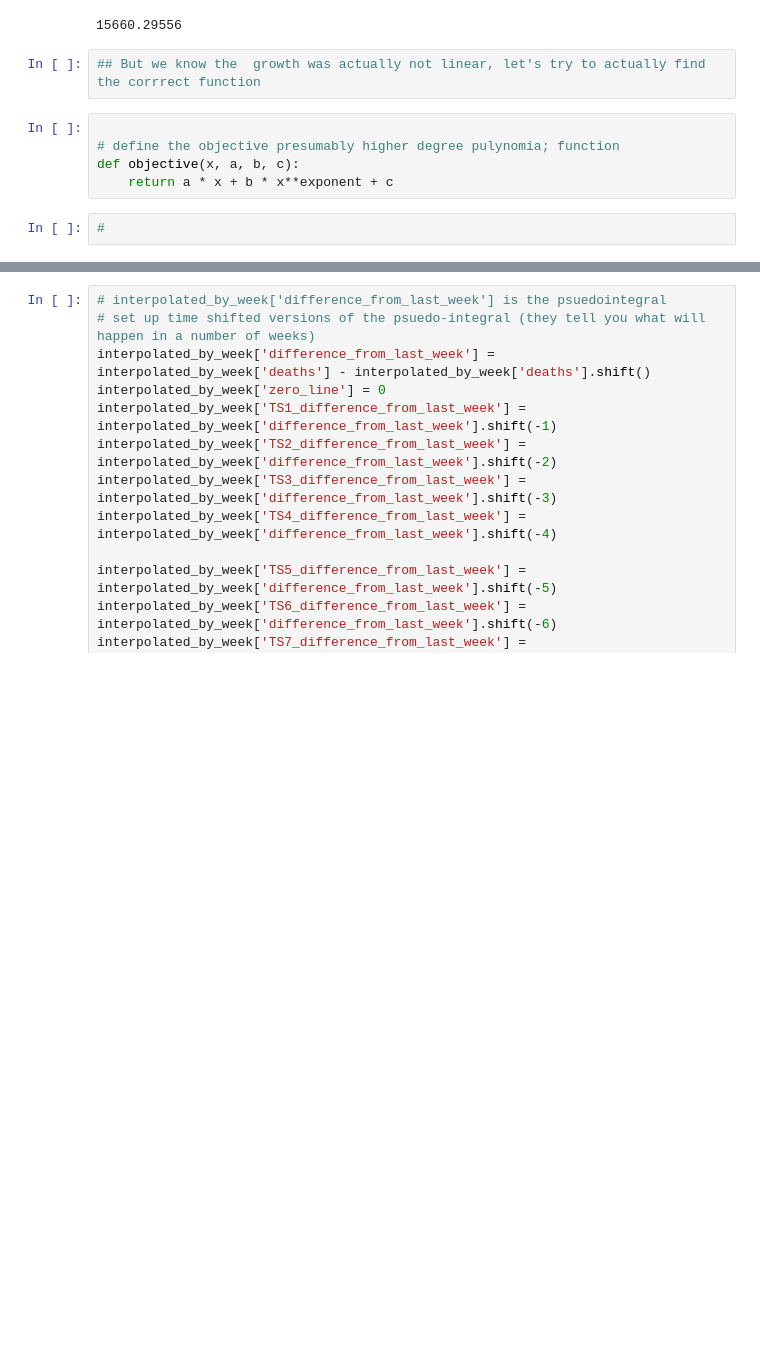
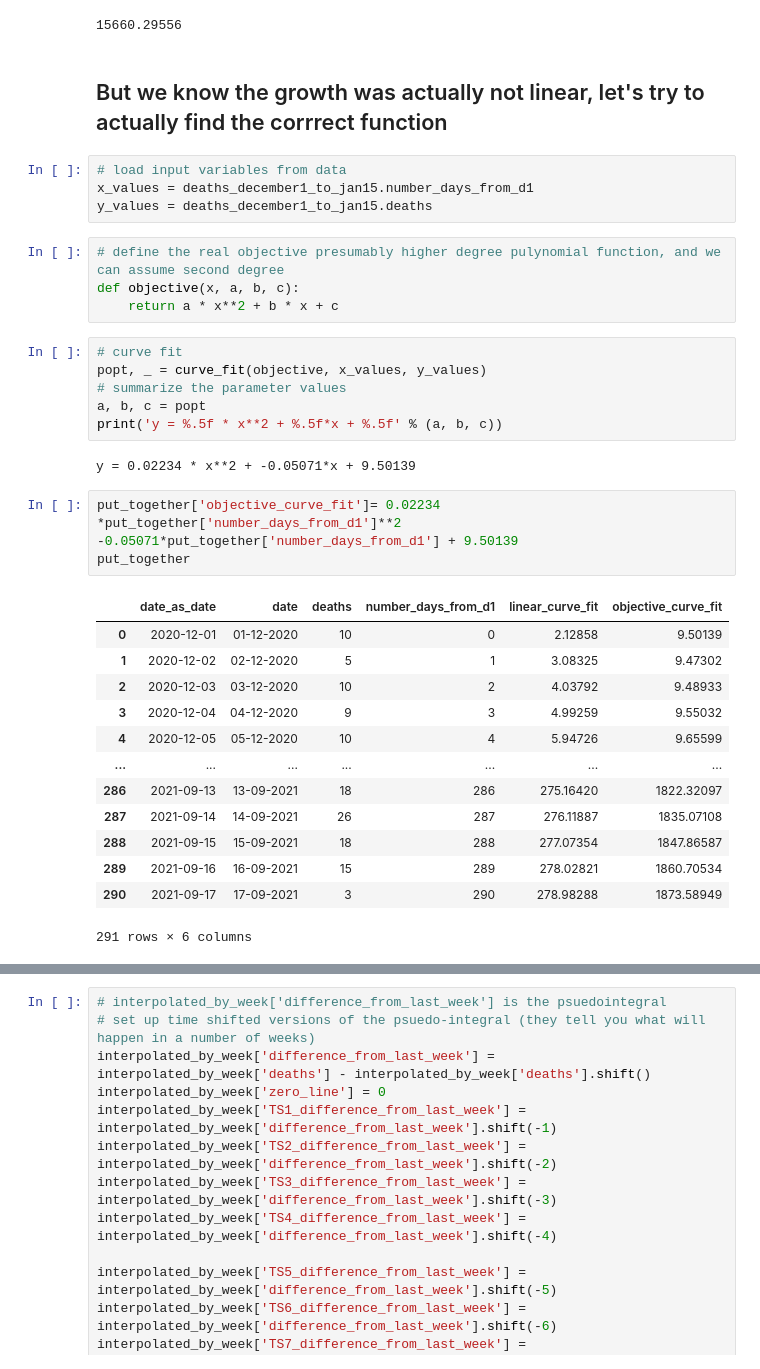
Before and after one commit to drcandacemakedamoore/for_dr_ronen_arbel, a Jupyter notebook: curve_predictions.ipynb, the cells around one changed output, grey strips where cells are left out. Drawn from its saved outputs; the diff is of its cells as text; blank space fills up the shorter version.

```diff
--- a/curve_predictions.ipynb
+++ b/curve_predictions.ipynb
@@ -295,12 +272,38 @@ ax.plot(put_together['date_as_date'],
 put_together[104:208].linear_curve_fit.sum()
 # %% [output]
 15660.29556
-# %%
-## But we know the  growth was actually not linear, let's try to actually find the corrrect function
+# %% [markdown]
+## But we know the  growth was actually not linear, let's try to actually find the corrrect function
+# %%
+# load input variables from data
+x_values = deaths_december1_to_jan15.number_days_from_d1
+y_values = deaths_december1_to_jan15.deaths
 # %%
-
-# define the objective presumably higher degree pulynomia; function
+# define the real objective presumably higher degree pulynomial function, and we can assume second degree
 def objective(x, a, b, c):
-    return a * x + b * x**exponent + c
+    return a * x**2 + b * x + c
 # %%
-#
+# curve fit
+popt, _ = curve_fit(objective, x_values, y_values)
+# summarize the parameter values
+a, b, c = popt
+print('y = %.5f * x**2 + %.5f*x + %.5f' % (a, b, c))
+# %% [output]
+y = 0.02234 * x**2 + -0.05071*x + 9.50139
+# %%
+put_together['objective_curve_fit']= 0.02234 *put_together['number_days_from_d1']**2  -0.05071*put_together['number_days_from_d1'] + 9.50139
+put_together
+# %% [output]
+|  | date_as_date | date | deaths | number_days_from_d1 | linear_curve_fit | objective_curve_fit |
+| 0 | 2020-12-01 | 01-12-2020 | 10 | 0 | 2.12858 | 9.50139 |
+| 1 | 2020-12-02 | 02-12-2020 | 5 | 1 | 3.08325 | 9.47302 |
+| 2 | 2020-12-03 | 03-12-2020 | 10 | 2 | 4.03792 | 9.48933 |
+| 3 | 2020-12-04 | 04-12-2020 | 9 | 3 | 4.99259 | 9.55032 |
+| 4 | 2020-12-05 | 05-12-2020 | 10 | 4 | 5.94726 | 9.65599 |
+| ... | ... | ... | ... | ... | ... | ... |
+| 286 | 2021-09-13 | 13-09-2021 | 18 | 286 | 275.16420 | 1822.32097 |
+| 287 | 2021-09-14 | 14-09-2021 | 26 | 287 | 276.11887 | 1835.07108 |
+| 288 | 2021-09-15 | 15-09-2021 | 18 | 288 | 277.07354 | 1847.86587 |
+| 289 | 2021-09-16 | 16-09-2021 | 15 | 289 | 278.02821 | 1860.70534 |
+| 290 | 2021-09-17 | 17-09-2021 | 3 | 290 | 278.98288 | 1873.58949 |
+291 rows × 6 columns
```
Also changed, not shown: parts of 19 cells of this notebook, 1 other file.
